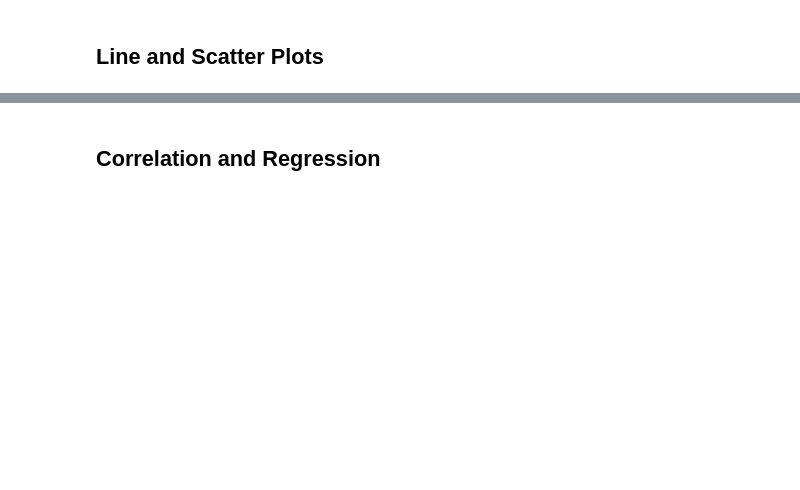
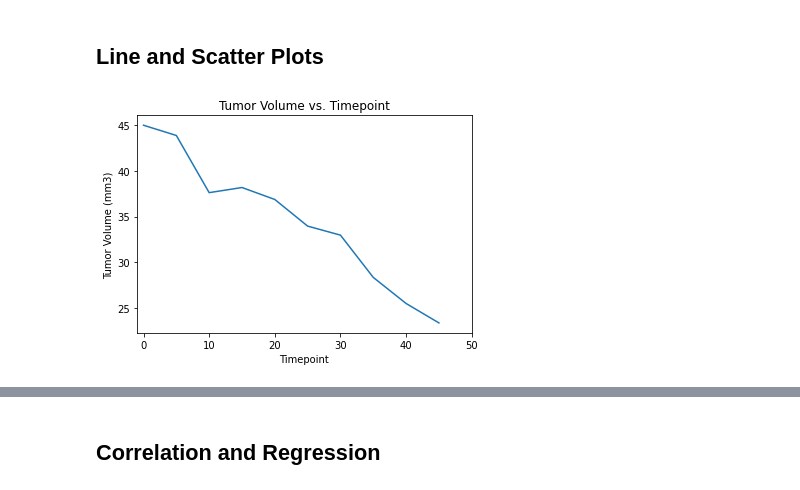
Before and after one commit to njneubauer/Matplotlib-Power-of-Plots, a Jupyter notebook: Pymaceuticals/pymaceuticals_starter.ipynb, the cells around one changed output, grey strips where cells are left out. Drawn from its saved outputs; the diff is of its cells as text; code cells hidden in the pictures; blank space fills up the shorter version.

```diff
--- a/Pymaceuticals/pymaceuticals_starter.ipynb
+++ b/Pymaceuticals/pymaceuticals_starter.ipynb
@@ -227,0 +279,20 @@ plt.show()
+# %%
+# Generate a line plot of tumor volume vs. time point for a mouse treated with Capomulin
+
+# Create x & y axis data for a mouse from the capomulin group
+capomulin = clean_df.loc[clean_df["Drug Regimen"]== "Capomulin"]
+capomulin_mouse = capomulin.loc[capomulin["Mouse ID"]=="s185"]
+x_capomulin_line = capomulin_mouse["Timepoint"]
+y_capomulin_line = capomulin_mouse["Tumor Volume (mm3)"]
+
+# Generate line plot
+plt.plot(x_capomulin_line, y_capomulin_line)
+# Labels for plot
+plt.title("Tumor Volume vs. Timepoint")
+plt.xlabel("Timepoint")
+plt.ylabel("Tumor Volume (mm3)")
+# Adjust x_axis limits
+plt.xlim(-1,y_capomulin_line.max()+5)
+plt.show()
+# %% [output]
+[figure, added]
```
Also changed, not shown: parts of 7 cells of this notebook.
